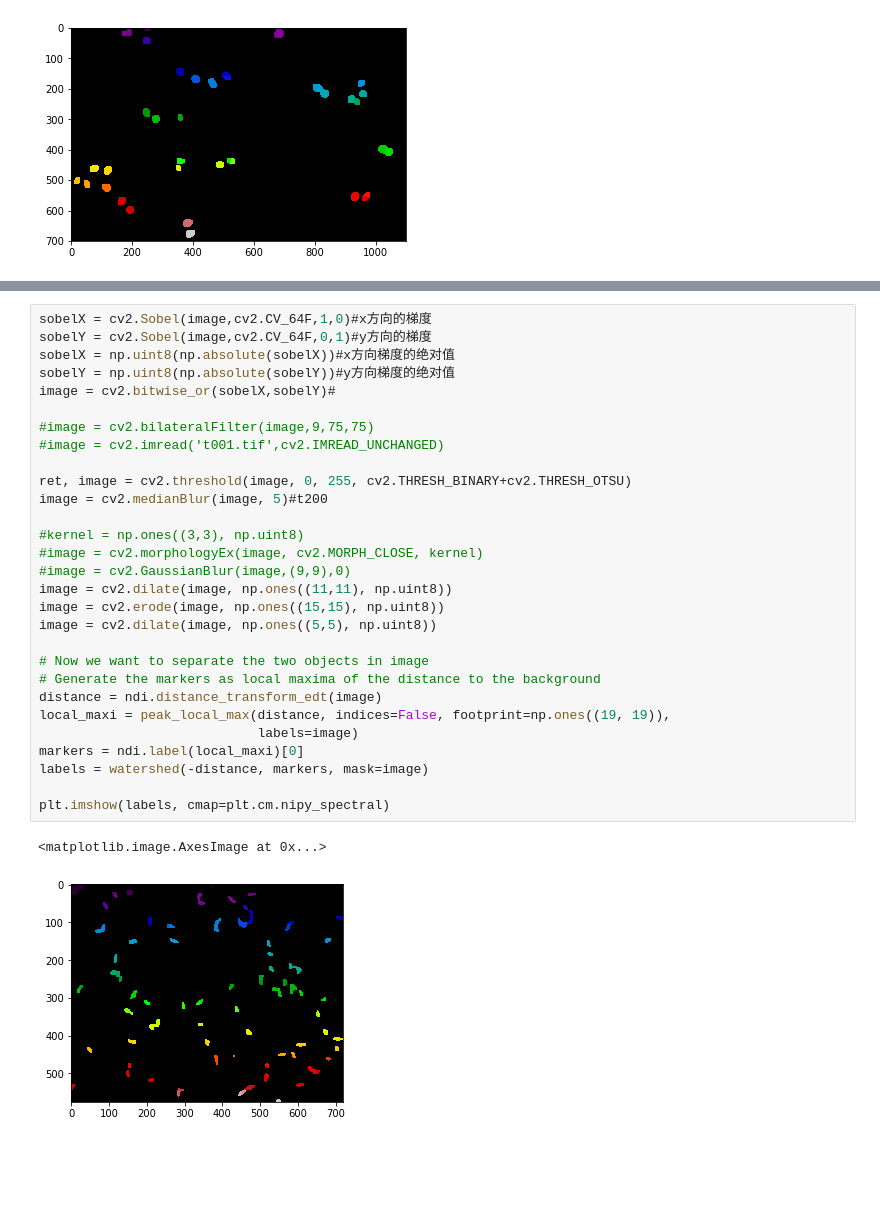
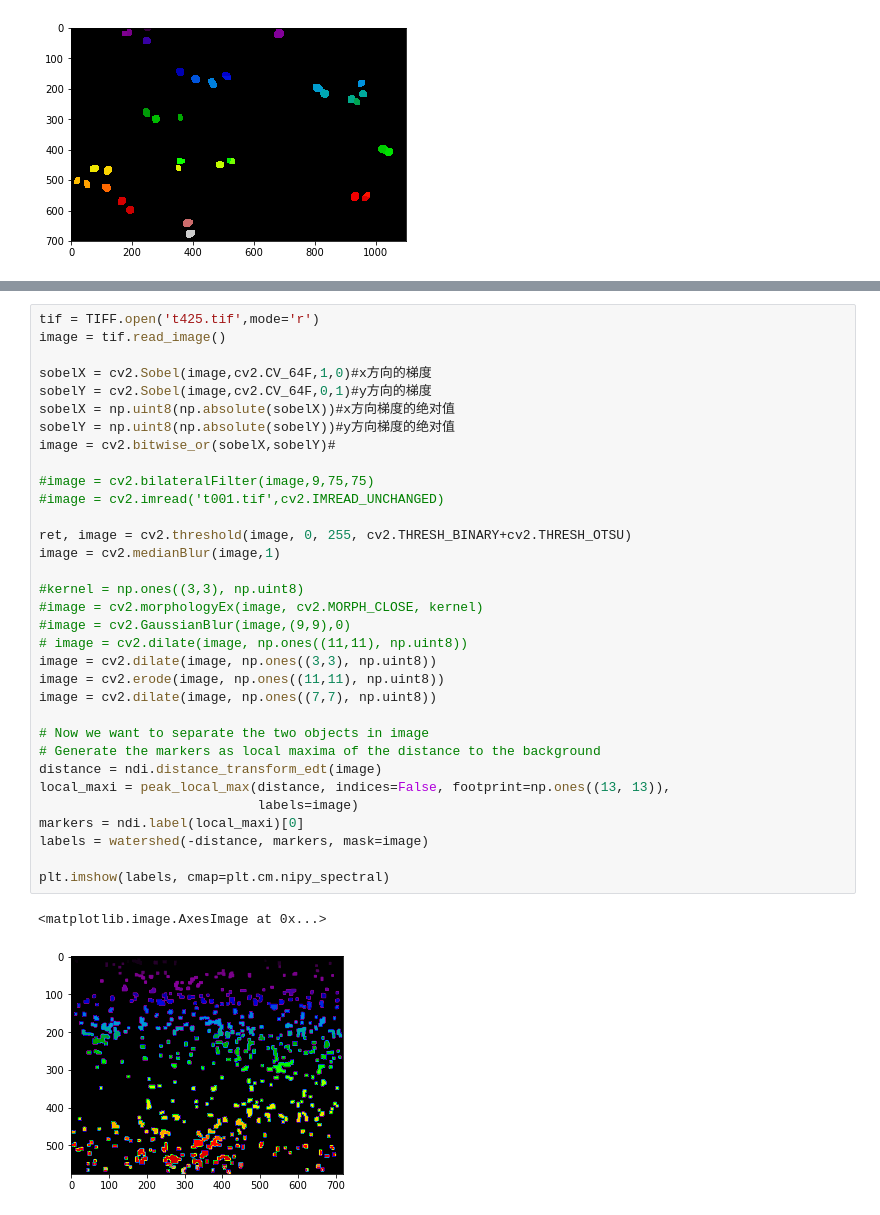
Before and after one commit to AaronWang-yf/COMP9517_Cell_Segmentation_and_Tracking-master, a Jupyter notebook: xiaocong/watershed_oversegmentation_version2.ipynb, the cells around one changed output, grey strips where cells are left out. Cells and saved outputs as stored; diff of their text form; blank space fills up the shorter version.

```diff
--- a/xiaocong/watershed_oversegmentation_version2.ipynb
+++ b/xiaocong/watershed_oversegmentation_version2.ipynb
@@ -100,32 +99,36 @@ plt.imshow(image, cmap=plt.cm.gray)
 # %%
+tif = TIFF.open('t425.tif',mode='r')
+image = tif.read_image()
+
 sobelX = cv2.Sobel(image,cv2.CV_64F,1,0)#x方向的梯度
 sobelY = cv2.Sobel(image,cv2.CV_64F,0,1)#y方向的梯度
 sobelX = np.uint8(np.absolute(sobelX))#x方向梯度的绝对值
 sobelY = np.uint8(np.absolute(sobelY))#y方向梯度的绝对值
 image = cv2.bitwise_or(sobelX,sobelY)#
 
 #image = cv2.bilateralFilter(image,9,75,75)
 #image = cv2.imread('t001.tif',cv2.IMREAD_UNCHANGED)
 
 ret, image = cv2.threshold(image, 0, 255, cv2.THRESH_BINARY+cv2.THRESH_OTSU)
-image = cv2.medianBlur(image, 5)#t200
+image = cv2.medianBlur(image,1)
 
 #kernel = np.ones((3,3), np.uint8)
 #image = cv2.morphologyEx(image, cv2.MORPH_CLOSE, kernel)
 #image = cv2.GaussianBlur(image,(9,9),0)
-image = cv2.dilate(image, np.ones((11,11), np.uint8))
-image = cv2.erode(image, np.ones((15,15), np.uint8))
-image = cv2.dilate(image, np.ones((5,5), np.uint8))
+# image = cv2.dilate(image, np.ones((11,11), np.uint8))
+image = cv2.dilate(image, np.ones((3,3), np.uint8))
+image = cv2.erode(image, np.ones((11,11), np.uint8))
+image = cv2.dilate(image, np.ones((7,7), np.uint8))
 
 # Now we want to separate the two objects in image
 # Generate the markers as local maxima of the distance to the background
 distance = ndi.distance_transform_edt(image)
-local_maxi = peak_local_max(distance, indices=False, footprint=np.ones((19, 19)),
+local_maxi = peak_local_max(distance, indices=False, footprint=np.ones((13, 13)),
                             labels=image)
 markers = ndi.label(local_maxi)[0]
 labels = watershed(-distance, markers, mask=image)
 
 plt.imshow(labels, cmap=plt.cm.nipy_spectral)
 # %% [output]
 <matplotlib.image.AxesImage at 0x...>
-[figure, old version]
+[figure, new version]
```
Also changed, not shown: parts of 2 cells of this notebook, 3 other files.
